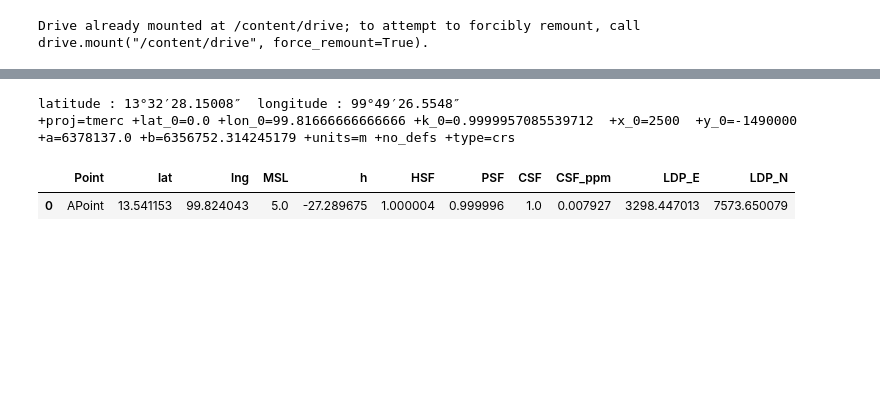
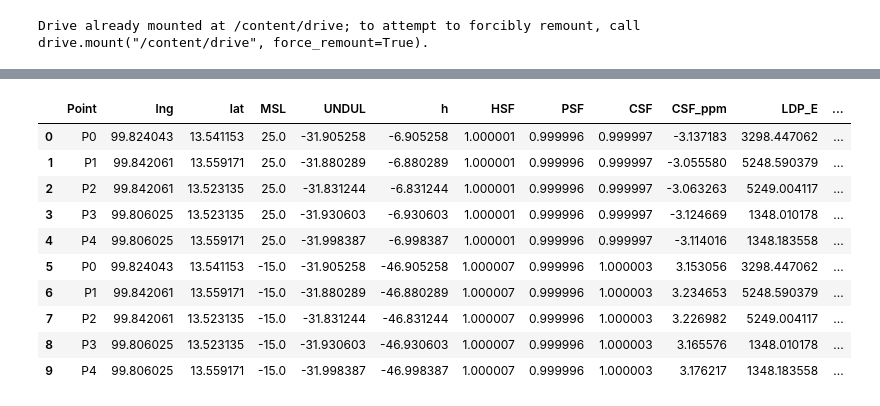
Before and after one commit to phisan-chula/2021-LDP_Design, a Jupyter notebook: LDP_Inspection.ipynb, the cells around one changed output, grey strips where cells are left out. Drawn from its saved outputs; the diff is of its cells as text; code cells hidden in the pictures; blank space fills up the shorter version.

```diff
--- a/LDP_Inspection.ipynb
+++ b/LDP_Inspection.ipynb
@@ -24,21 +57,20 @@ TGM17 = r'/content/drive/MyDrive/Geodesy_Cache/tgm2017-1.pgm'
+# %%
+# download tgm2017 geoid model to you own
+TGM17 = r'/content/drive/MyDrive/Geodesy_Cache/tgm2017-1.pgm'
+
+POS =[13.5411528, 99.8240430]  # origin point @ lat,lng and topo(MSL) height
+HOR_BUF = 2_000  #meter   buffer of the PP but  a rectangle
+VER_BUF = 20        # meter  + and -
 # %%
-import requests
-import pygeodesy as pgd
-
-def dd2DMS( dd, PREC=7, POS=''  ):
-    '''conver degree to DMS string'''
-    return pgd.dms.toDMS( dd, prec=PREC,pos=POS )
-
-POS =[13.5411528, 99.8240430]  # Selected origin point @ lat,lng
 ###################################################
 res = requests.get( r'https://api.opentopodata.org/v1/srtm30m?locations={},{}'.format( *POS ) )
 MSL = res.json()['results'][0]['elevation']
 ####################################################
-
 GEOID = pgd.geoids.GeoidKarney( TGM17 )
-UNDUL = GEOID.height( 14, 100 )
+UNDUL = GEOID.height( *POS )
 HAE = UNDUL + MSL
-print( f'HAE={HAE:.1f} m. ,  N={UNDUL:.1f} m. , MSL={MSL:.1f} m.' )
+print( f'Projection Plane : lat = {dd2DMS(POS[0]):}  lng = {dd2DMS(POS[1]):}  ')
+print( f'MSL = {MSL:.1f} m. HAE={HAE:.1f} m. ,  N={UNDUL:.1f} m.' )
 ELLPS  = pgd.datums.Ellipsoids.WGS84
 RG = ELLPS.rocGauss( POS[0] )
 # %% [output]
@@ -46,33 +79,30 @@ HAE=-27.3 m. ,  N=-32.3 m. , MSL=5.0 m.
-# %%
-import pandas as pd
-import pyproj
-print( f'latitude : {dd2DMS(POS[0]):}  longitude : {dd2DMS(POS[1]):}  ')
-k0 = 1 + HAE/RG
-TM = r'+proj=tmerc +lat_0=0.0 +lon_0={} +k_0={}  +x_0={}  +y_0={}  +a={} +b={} +units=m +no_defs'
-LDP = pyproj.CRS( TM.format( 99+49/60, k0, +2500, -1490000, ELLPS.a, ELLPS.b ) )  # fine tune , serveral times
-if 1:
-    df = pd.DataFrame( {'Point':['APoint',], 'lat': [POS[0],], 'lng': [POS[1],], 'MSL': [MSL,]  } )
-    def CalcCSF( row ):
-        h = UNDUL + row.MSL     # FIX UNDUL
-        HSF = RG/(RG+h)            # FIX  RG
-        FACTOR = pyproj.Proj( LDP).get_factors( row.lng, row.lat )
-        PSF = FACTOR.meridional_scale
-        CSF = PSF*HSF
-        CSF_ppm = (CSF-1)*1E6
-        TR = pyproj.Transformer.from_crs( 'epsg:4326', LDP )
-        LDP_E,LDP_N = TR.transform( row.lat,row.lng )
-        return [h,HSF,PSF,CSF,CSF_ppm, LDP_E, LDP_N]
-    df[['h','HSF','PSF','CSF', 'CSF_ppm', 'LDP_E', 'LDP_N']] =\
-                df.apply( CalcCSF, axis=1, result_type='expand')
-print( LDP )
-# %% [output]
-latitude : 13°32′28.15008″  longitude : 99°49′26.5548″
-+proj=tmerc +lat_0=0.0 +lon_0=99.81666666666666 +k_0=0.9999957085539712  +x_0=2500  +y_0=-1490000  +a=6378137.0 +b=6356752.314245179 +units=m +no_defs +type=crs
-# %%
-df
-# %% [output]
-|  | Point | lat | lng | MSL | h | HSF | PSF | CSF | CSF_ppm | LDP_E | LDP_N |
-| 0 | APoint | 13.541153 | 99.824043 | 5.0 | -27.289675 | 1.000004 | 0.999996 | 1.0 | 0.007927 | 3298.447013 | 7573.650079 |
+# %%
+import pandas as pd
+import pyproj
+COL_LDP = ['UNDUL', 'h','HSF','PSF','CSF', 'CSF_ppm', 'LDP_E', 'LDP_N']
+k0 = 1 + HAE/RG
+TM = r'+proj=tmerc +lat_0=0.0 +lon_0={} +k_0={}  +x_0={}  +y_0={}  +a={} +b={} +units=m +no_defs'
+LDP = pyproj.CRS( TM.format( 99+49/60, k0, +2500, -1490000, ELLPS.a, ELLPS.b ) )  # fine tune , serveral times
+
+EWNS =Point( POS[1],POS[0] ).buffer( BUFF/ 111_000 , cap_style = 3  ).exterior.coords.xy
+PP_EWNS = np.vstack( (np.array( [POS[1],POS[0]] ) , np.array(EWNS).T) )[:-1]
+dfPP = pd.DataFrame( {'Point':['P0','P1','P2','P3','P4'], 'lng':PP_EWNS[:,0], 'lat':PP_EWNS[:,1]  } )
+dfPP = pd.concat( 2*[dfPP] ,  ignore_index=True)
+dfPP['MSL'] = 5*[MSL+VER_BUF]+ 5*[MSL-VER_BUF]
+dfPP[COL_LDP] = dfPP.apply( CalcLDP, axis=1, result_type='expand')
+dfPP
+# %% [output]
+|  | Point | lng | lat | MSL | UNDUL | h | HSF | PSF | CSF | CSF_ppm | LDP_E | ... |
+| 0 | P0 | 99.824043 | 13.541153 | 25.0 | -31.905258 | -6.905258 | 1.000001 | 0.999996 | 0.999997 | -3.137183 | 3298.447062 | ... |
+| 1 | P1 | 99.842061 | 13.559171 | 25.0 | -31.880289 | -6.880289 | 1.000001 | 0.999996 | 0.999997 | -3.055580 | 5248.590379 | ... |
+| 2 | P2 | 99.842061 | 13.523135 | 25.0 | -31.831244 | -6.831244 | 1.000001 | 0.999996 | 0.999997 | -3.063263 | 5249.004117 | ... |
+| 3 | P3 | 99.806025 | 13.523135 | 25.0 | -31.930603 | -6.930603 | 1.000001 | 0.999996 | 0.999997 | -3.124669 | 1348.010178 | ... |
+| 4 | P4 | 99.806025 | 13.559171 | 25.0 | -31.998387 | -6.998387 | 1.000001 | 0.999996 | 0.999997 | -3.114016 | 1348.183558 | ... |
+| 5 | P0 | 99.824043 | 13.541153 | -15.0 | -31.905258 | -46.905258 | 1.000007 | 0.999996 | 1.000003 | 3.153056 | 3298.447062 | ... |
+| 6 | P1 | 99.842061 | 13.559171 | -15.0 | -31.880289 | -46.880289 | 1.000007 | 0.999996 | 1.000003 | 3.234653 | 5248.590379 | ... |
+| 7 | P2 | 99.842061 | 13.523135 | -15.0 | -31.831244 | -46.831244 | 1.000007 | 0.999996 | 1.000003 | 3.226982 | 5249.004117 | ... |
+| 8 | P3 | 99.806025 | 13.523135 | -15.0 | -31.930603 | -46.930603 | 1.000007 | 0.999996 | 1.000003 | 3.165576 | 1348.010178 | ... |
+| 9 | P4 | 99.806025 | 13.559171 | -15.0 | -31.998387 | -46.998387 | 1.000007 | 0.999996 | 1.000003 | 3.176217 | 1348.183558 | ... |
 # %%
 from io import StringIO
 CSV = '''Point,lat,lng,MSL
```
Also changed, not shown: parts of 6 cells of this notebook.
